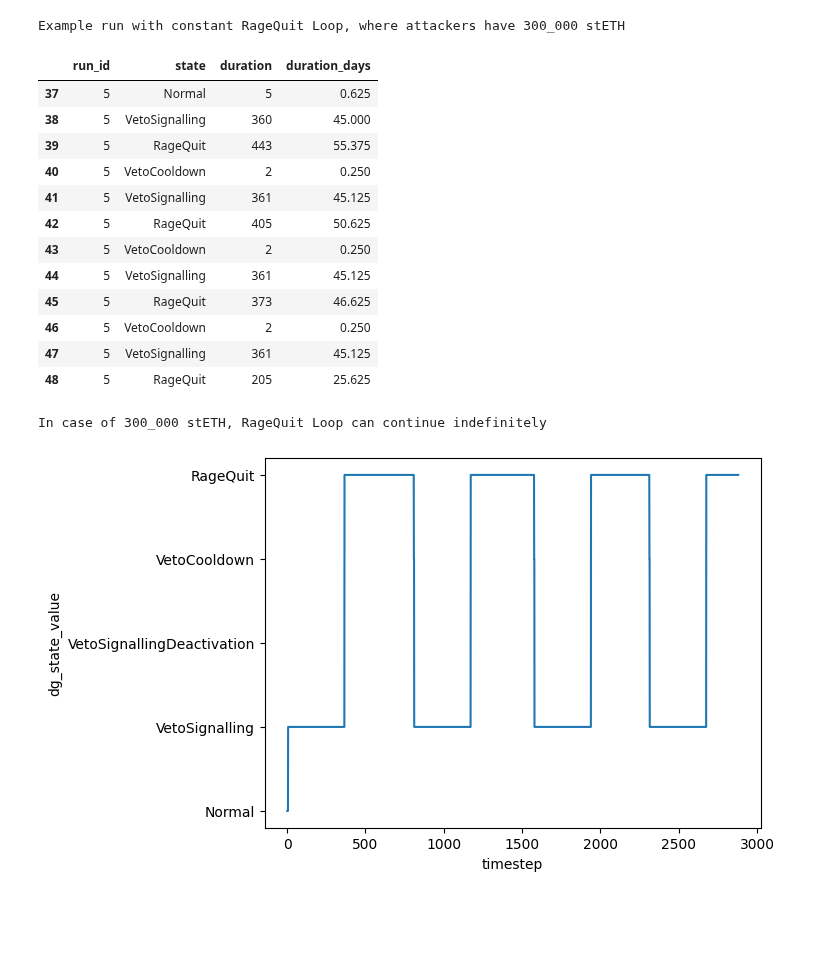
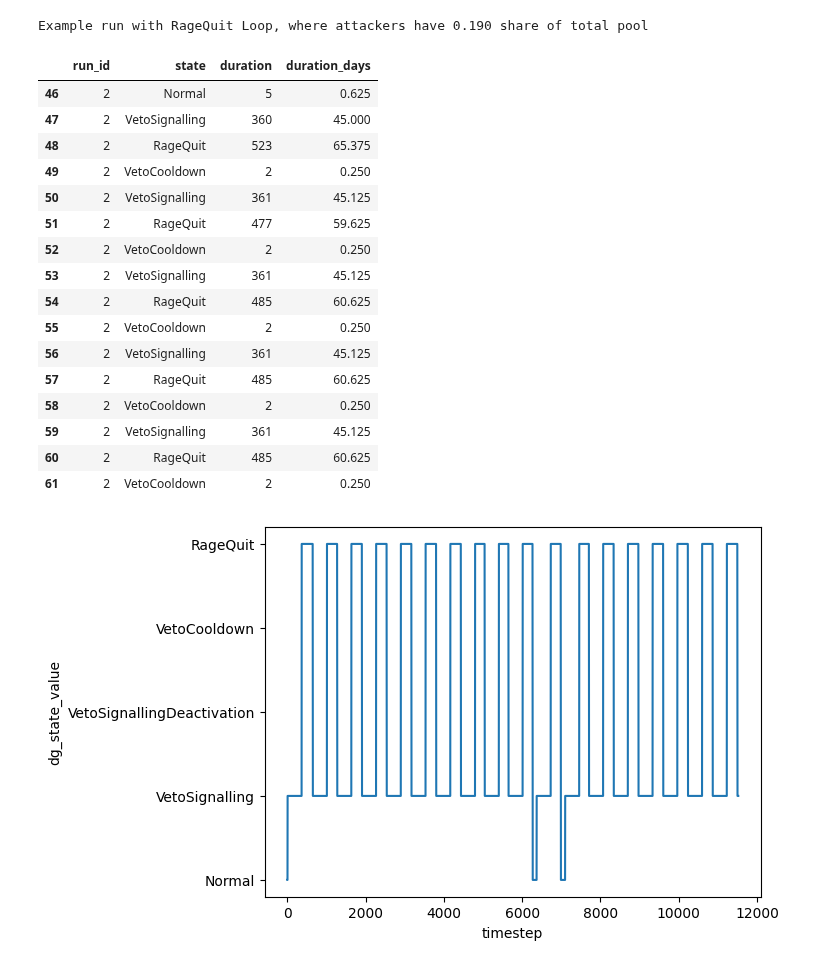
Before and after one commit to collectif-dao/dg-research, a Jupyter notebook: experiments/notebooks/clean_notebook_rageloop.ipynb, the cells around one changed output. Cells and saved outputs as stored; diff of their text form; code cells hidden in the pictures; blank space fills up the shorter version.

Commit message:
added data on ragequit loops, added an option to fix the total token pool in the simulation run

```diff
--- a/experiments/notebooks/clean_notebook_rageloop.ipynb
+++ b/experiments/notebooks/clean_notebook_rageloop.ipynb
@@ -163,34 +221,37 @@ def calculate_state_durations(df):
     return pd.DataFrame(results)
 
 # Apply the function to your DataFrame
-state_durations_df = calculate_state_durations(timestep_data_df_full)
+state_durations_df = calculate_state_durations(cleaned_timestep_data_df)
 
 state_durations_df['duration_days'] = state_durations_df['duration'] * 3 / 24
 
 # Display the result
-print('Example run with constant RageQuit Loop, where attackers have 300_000 stETH')
-state_durations_df[state_durations_df['run_id'] == 5]
+run_id = 2
+print(f'Example run with RageQuit Loop, where attackers have {state_timesteps_df[state_timesteps_df.run_id == run_id].index.get_level_values(0).values[0]:.3f} share of total pool')
+state_durations_df[state_durations_df['run_id'] == run_id]
 # %% [output]
-Example run with constant RageQuit Loop, where attackers have 300_000 stETH
+Example run with RageQuit Loop, where attackers have 0.190 share of total pool
 |  | run_id | state | duration | duration_days |
-| 37 | 5 | Normal | 5 | 0.625 |
-| 38 | 5 | VetoSignalling | 360 | 45.000 |
-| 39 | 5 | RageQuit | 443 | 55.375 |
-| 40 | 5 | VetoCooldown | 2 | 0.250 |
-| 41 | 5 | VetoSignalling | 361 | 45.125 |
-| 42 | 5 | RageQuit | 405 | 50.625 |
-| 43 | 5 | VetoCooldown | 2 | 0.250 |
-| 44 | 5 | VetoSignalling | 361 | 45.125 |
-| 45 | 5 | RageQuit | 373 | 46.625 |
-| 46 | 5 | VetoCooldown | 2 | 0.250 |
-| 47 | 5 | VetoSignalling | 361 | 45.125 |
-| 48 | 5 | RageQuit | 205 | 25.625 |
+| 46 | 2 | Normal | 5 | 0.625 |
+| 47 | 2 | VetoSignalling | 360 | 45.000 |
+| 48 | 2 | RageQuit | 523 | 65.375 |
+| 49 | 2 | VetoCooldown | 2 | 0.250 |
+| 50 | 2 | VetoSignalling | 361 | 45.125 |
+| 51 | 2 | RageQuit | 477 | 59.625 |
+| 52 | 2 | VetoCooldown | 2 | 0.250 |
+| 53 | 2 | VetoSignalling | 361 | 45.125 |
+| 54 | 2 | RageQuit | 485 | 60.625 |
+| 55 | 2 | VetoCooldown | 2 | 0.250 |
+| 56 | 2 | VetoSignalling | 361 | 45.125 |
+| 57 | 2 | RageQuit | 485 | 60.625 |
+| 58 | 2 | VetoCooldown | 2 | 0.250 |
+| 59 | 2 | VetoSignalling | 361 | 45.125 |
+| 60 | 2 | RageQuit | 485 | 60.625 |
+| 61 | 2 | VetoCooldown | 2 | 0.250 |
 # %%
-print('In case of 300_000 stETH, RageQuit Loop can continue indefinitely')
-sns.lineplot(data=timestep_data_df_full[timestep_data_df_full['run_id'] == 5], x='timestep', y='dg_state_value')
+sns.lineplot(data=timestep_data_df_full[timestep_data_df_full['run_id'] == 10], x='timestep', y='dg_state_value')
 plt.yticks([1,2,3,4,5])
 from matplotlib.ticker import FuncFormatter
 plt.gca().yaxis.set_major_formatter(FuncFormatter(lambda x, pos: f'{State(x).name}'))
 # %% [output]
-In case of 300_000 stETH, RageQuit Loop can continue indefinitely
-[figure, old version]
+[figure, new version]
```
Also changed, not shown: parts of 8 cells of this notebook, 3 other files.
